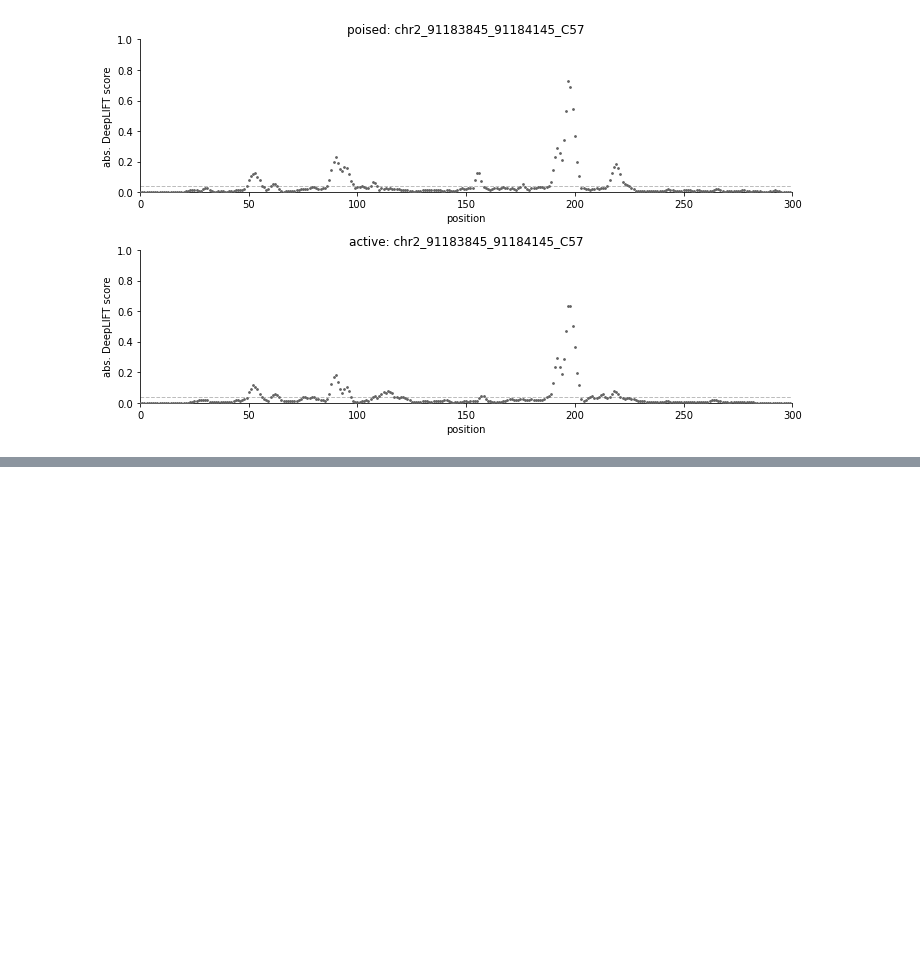
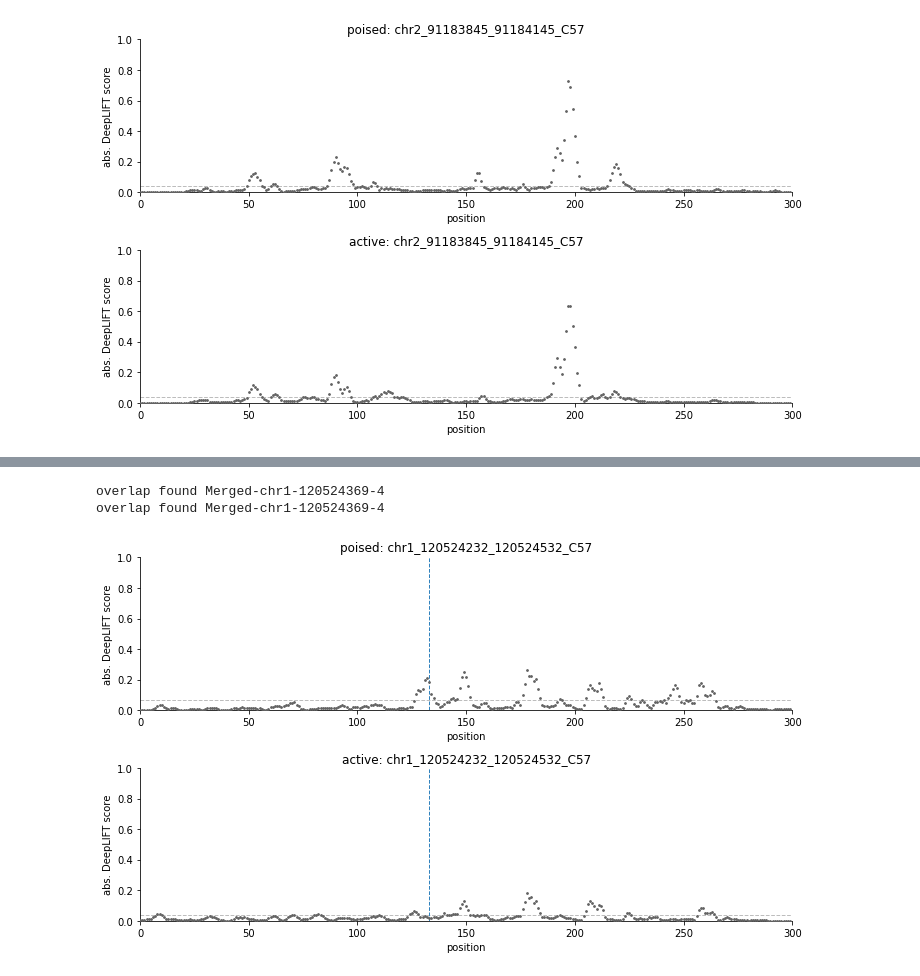
Before and after one commit to HunterBennett/strains_machinelearning, a Jupyter notebook: results/210605_ML_02_InvestigateLoci_New_ATAC_H3K27Ac_Data.ipynb, the cells around one changed output, grey strips where cells are left out. Drawn from its saved outputs; the diff is of its cells as text; code cells hidden in the pictures; blank space fills up the shorter version.

```diff
--- a/results/210605_ML_02_InvestigateLoci_New_ATAC_H3K27Ac_Data.ipynb
+++ b/results/210605_ML_02_InvestigateLoci_New_ATAC_H3K27Ac_Data.ipynb
@@ -417,0 +457,20 @@ overlap found Merged-chr2-91183989-4
+# %%
+fig, axs = plt.subplots(2, 1, figsize=(10,6))
+
+OverlayVariantsGen2(control_vars,
+                    poised_smooth_weights,
+                    poised_data,
+                    marco_pos[1][-1],
+                    'poised', ylim=1, ax=axs[0],
+                    scatter_kws={'s':3, 'c':'#636363'})
+
+OverlayVariantsGen2(control_vars,
+                    active_smooth_weights,
+                    active_data,
+                    marco_pos[1][-1],
+                    'active', ylim=1, ax=axs[1],
+                    scatter_kws={'s':3, 'c':'#636363'})
+# %% [output]
+overlap found Merged-chr1-120524369-4
+overlap found Merged-chr1-120524369-4
+[figure, added]
```
Also changed, not shown: parts of 9 cells of this notebook.
